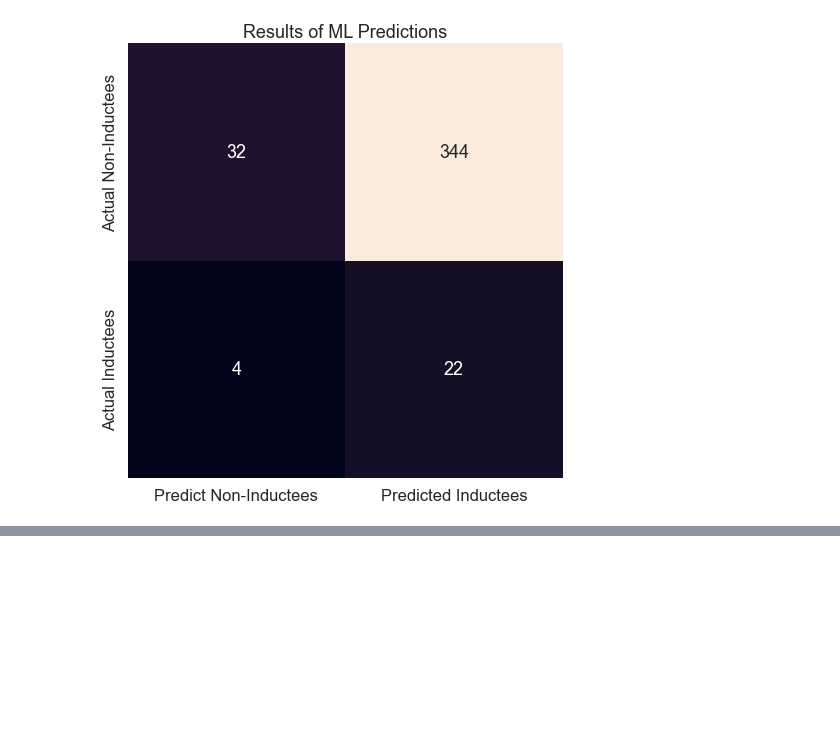
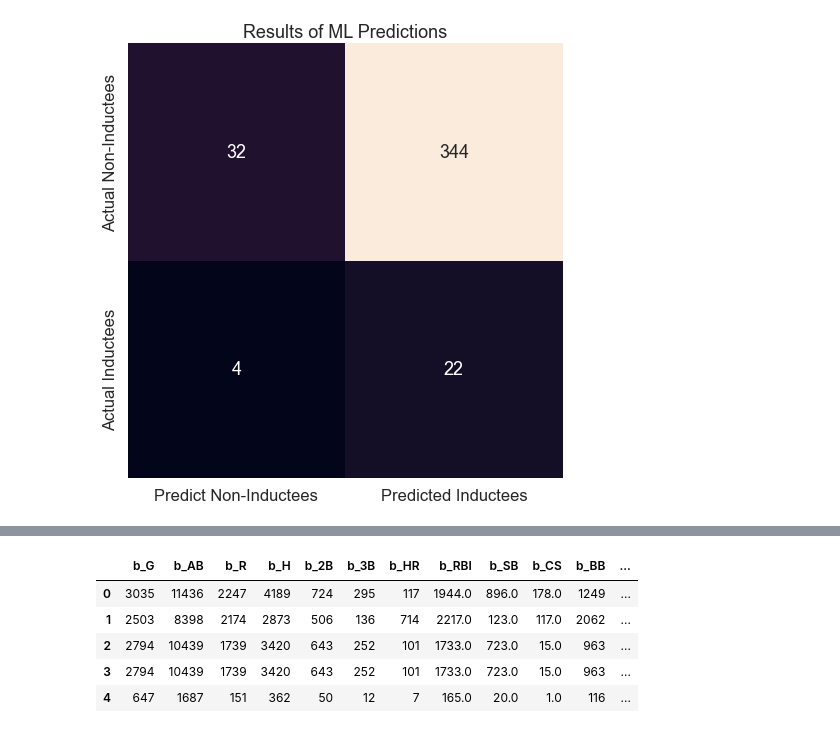
Before and after one commit to sting0312/GoldenGloves, a Jupyter notebook: golden-gloves.ipynb, the cells around one changed output, grey strips where cells are left out. Cells and saved outputs as stored; diff of their text form; code cells hidden in the pictures; blank space fills up the shorter version.

```diff
--- a/golden-gloves.ipynb
+++ b/golden-gloves.ipynb
@@ -346,0 +367,15 @@ plt.show()
+# %%
+# Encoding inducted column
+enc = OneHotEncoder(sparse=False)
+
+# transforming the column into binary values
+encode_df = pd.DataFrame(enc.fit_transform(train_df[['inducted']]))
+
+# naming columns
+encode_df.columns = ['NOT_INDUCTED', 'IS_INDUCTED']
+
+# dropping unnecessary column
+encode_df.drop(['NOT_INDUCTED'], 1, inplace=True)
+
+# if value is 1, that line was inducted
+encode_df
@@ -346,0 +396,14 @@ plt.show()
+# %%
+# Merging encoded data and dropping old
+train_df = train_df.merge(encode_df, left_index=True, right_index=True)
+
+train_df.drop('inducted', 1, inplace=True)
+
+train_df.head()
+# %% [output]
+|  | b_G | b_AB | b_R | b_H | b_2B | b_3B | b_HR | b_RBI | b_SB | b_CS | b_BB | ... |
+| 0 | 3035 | 11436 | 2247 | 4189 | 724 | 295 | 117 | 1944.0 | 896.0 | 178.0 | 1249 | ... |
+| 1 | 2503 | 8398 | 2174 | 2873 | 506 | 136 | 714 | 2217.0 | 123.0 | 117.0 | 2062 | ... |
+| 2 | 2794 | 10439 | 1739 | 3420 | 643 | 252 | 101 | 1733.0 | 723.0 | 15.0 | 963 | ... |
+| 3 | 2794 | 10439 | 1739 | 3420 | 643 | 252 | 101 | 1733.0 | 723.0 | 15.0 | 963 | ... |
+| 4 | 647 | 1687 | 151 | 362 | 50 | 12 | 7 | 165.0 | 20.0 | 1.0 | 116 | ... |
```
Also changed, not shown: parts of 17 cells of this notebook.
